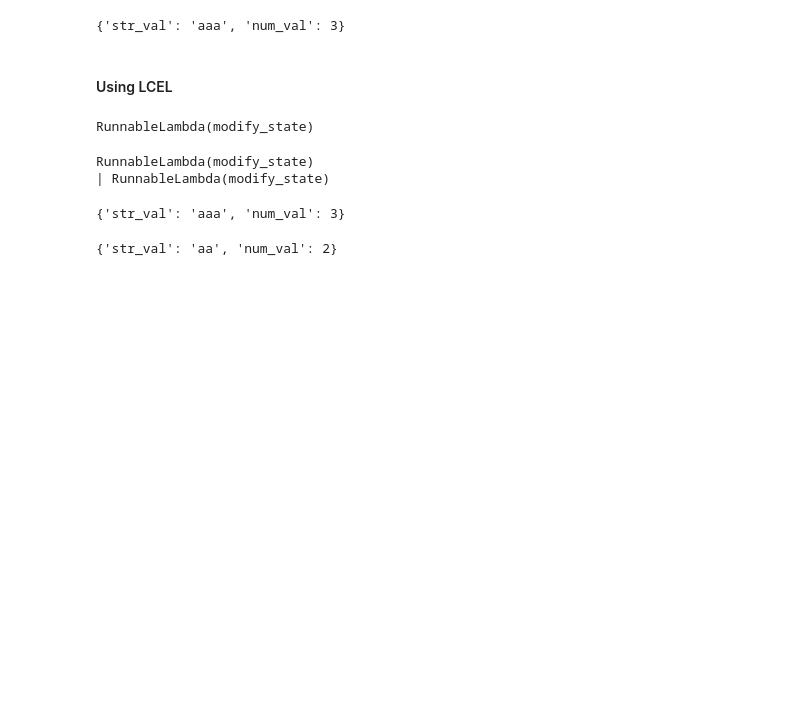
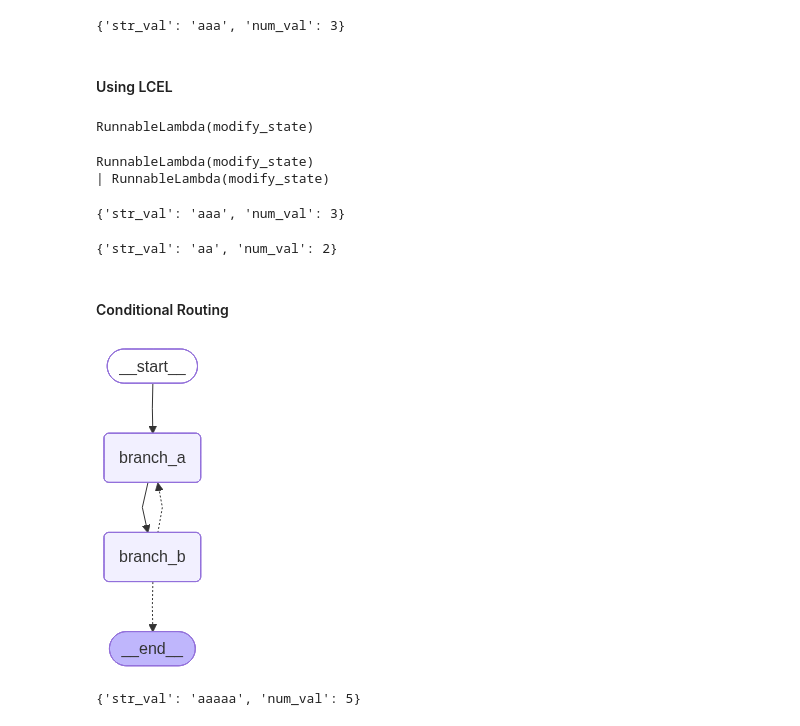
Before and after one commit to Sabbha20/lg-ollama, a Jupyter notebook: lg-agents-3.5hrs/01_basics.ipynb, the cells around one changed output. Drawn from its saved outputs; the diff is of its cells as text; code cells hidden in the pictures; blank space fills up the shorter version.

Commit message:
feat: created runnable conditional routing

```diff
--- a/lg-agents-3.5hrs/01_basics.ipynb
+++ b/lg-agents-3.5hrs/01_basics.ipynb
@@ -84,3 +84,35 @@ chain.invoke({"str_val": "a", "num_val":1})
 runnable.invoke({"str_val": "a", "num_val":1})
 # %% [output]
 {'str_val': 'aa', 'num_val': 2}
+# %% [markdown]
+#### Conditional Routing
+# %%
+def modify_state(input: InputState):
+    input['str_val'] += 'a'
+    input['num_val'] += 1
+    return input
+
+def router(input: InputState):
+    if input['num_val'] < 5:
+        return "branch_a"
+    else:
+        return "__end__"
+# %%
+g2 = StateGraph(InputState)
+
+g2.add_node("branch_a", modify_state)
+g2.add_node("branch_b", modify_state)
+
+g2.add_edge(START, "branch_a")
+g2.add_edge("branch_a", "branch_b")
+g2.add_conditional_edges("branch_b", router, {"branch_a": "branch_a",
+"__end__": END})
+
+run2 = g2.compile()
+run2
+# %% [output]
+[figure, added]
+# %%
+run2.invoke({"str_val": "a", "num_val":1})
+# %% [output]
+{'str_val': 'aaaaa', 'num_val': 5}
```
